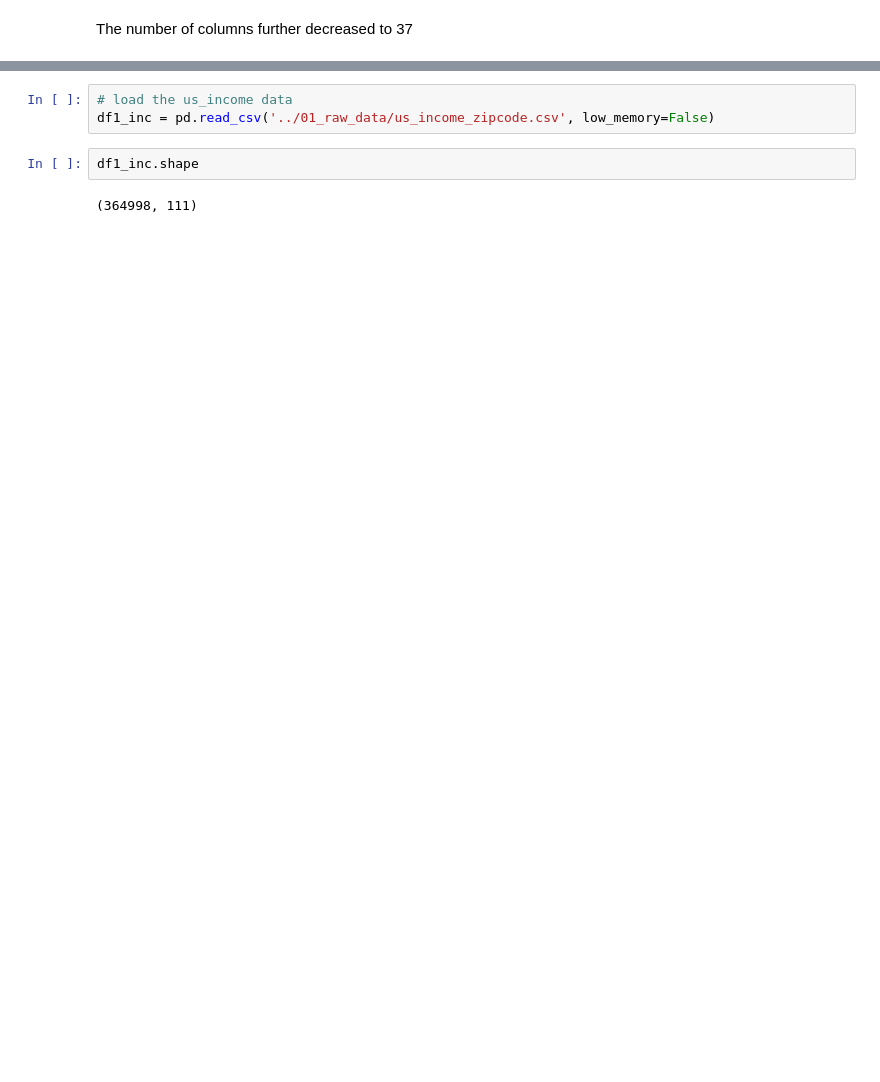
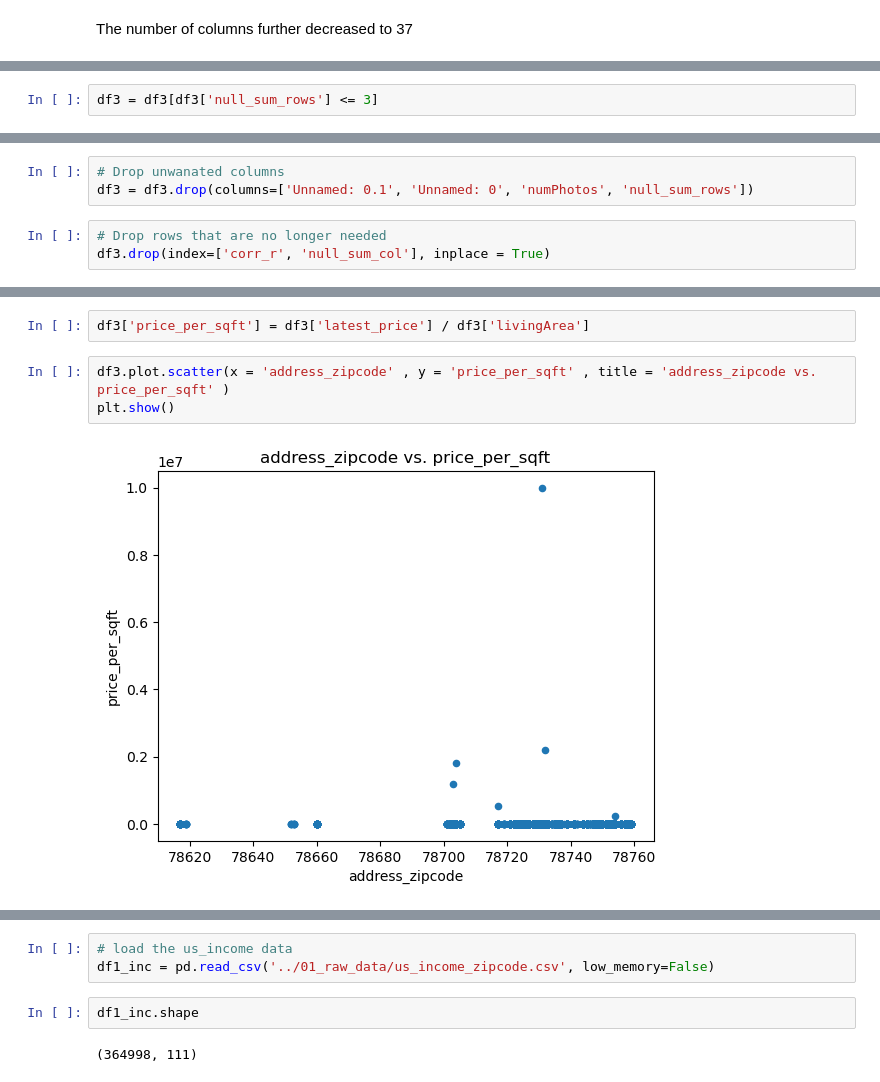
Before and after one commit to ammanuelfw/my_dsbc_projects_git, a Jupyter notebook: 02_Capstone_two_Austin_Real_Estate_Price/02_Notebooks/Capstone_two_Austin_Real_estate_pricing_AFW.ipynb, the cells around one changed output, grey strips where cells are left out. Saved outputs shown, nothing was run; the diff lists cells and outputs as text; blank space fills up the shorter version.

```diff
--- a/02_Capstone_two_Austin_Real_Estate_Price/02_Notebooks/Capstone_two_Austin_Real_estate_pricing_AFW.ipynb
+++ b/02_Capstone_two_Austin_Real_Estate_Price/02_Notebooks/Capstone_two_Austin_Real_estate_pricing_AFW.ipynb
@@ -186,0 +209,2 @@ df4.shape
+# %%
+df3 = df3[df3['null_sum_rows'] <= 3]
@@ -186,0 +215,6 @@ df4.shape
+# %%
+# Drop unwanated columns
+df3 = df3.drop(columns=['Unnamed: 0.1', 'Unnamed: 0', 'numPhotos', 'null_sum_rows'])
+# %%
+# Drop rows that are no longer needed
+df3.drop(index=['corr_r', 'null_sum_col'], inplace = True)
@@ -186,0 +231,7 @@ df4.shape
+# %%
+df3['price_per_sqft'] = df3['latest_price'] / df3['livingArea']
+# %%
+df3.plot.scatter(x = 'address_zipcode' , y = 'price_per_sqft' , title = 'address_zipcode vs. price_per_sqft' )
+plt.show()
+# %% [output]
+[figure, added]
```
Also changed, not shown: parts of 48 cells of this notebook.
